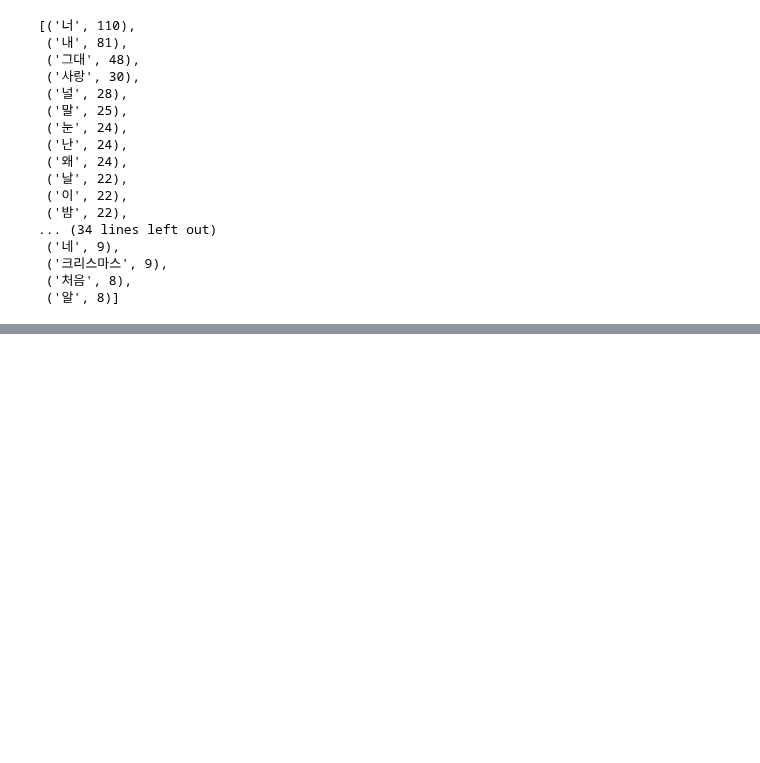
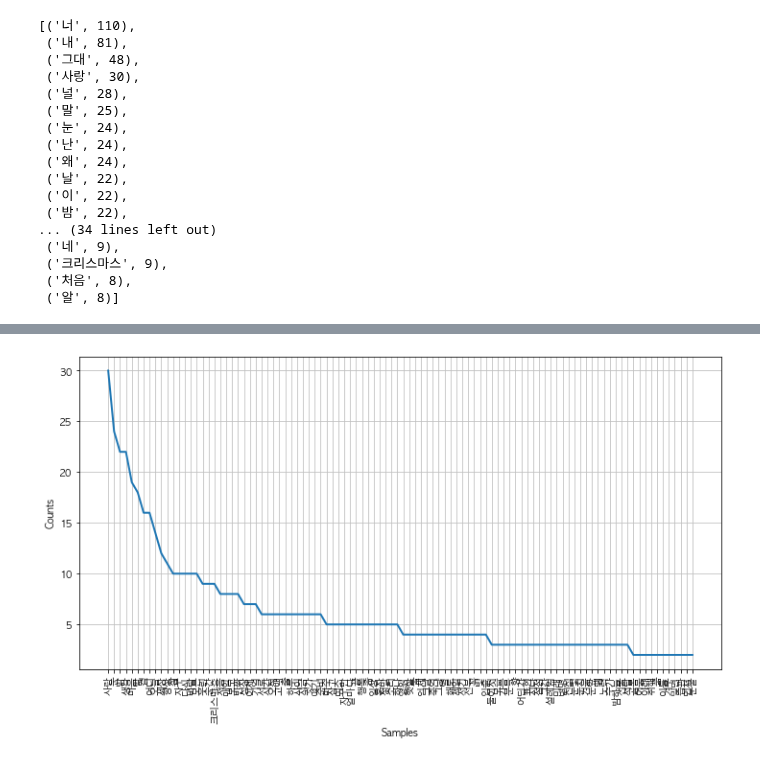
Before and after one commit to python-project-3Joe/python, a Jupyter notebook: Note/워드클라우드/기쁨 워드클라우드.ipynb, the cells around one changed output, grey strips where cells are left out. Cells and saved outputs as stored; diff of their text form; code cells hidden in the pictures; blank space fills up the shorter version.

```diff
--- a/Note/워드클라우드/기쁨 워드클라우드.ipynb
+++ b/Note/워드클라우드/기쁨 워드클라우드.ipynb
@@ -149,0 +141,5 @@ plt.show()
+# %%
+# 후회테마 20곡의 상위 100개 단어 확인
+# 불용어 처리후
+token_happy100 = nltk.Text(token_happy50)
+token_happy100.vocab().most_common(100)
@@ -149,0 +164,7 @@ plt.show()
+# %%
+# 상위 100개의 빈도수 차트 만들기
+plt.figure(figsize=(12,6))
+token_happy100.plot(100)
+plt.show()
+# %% [output]
+[figure, added]
```
Also changed, not shown: parts of 9 cells of this notebook, 1 other file.
